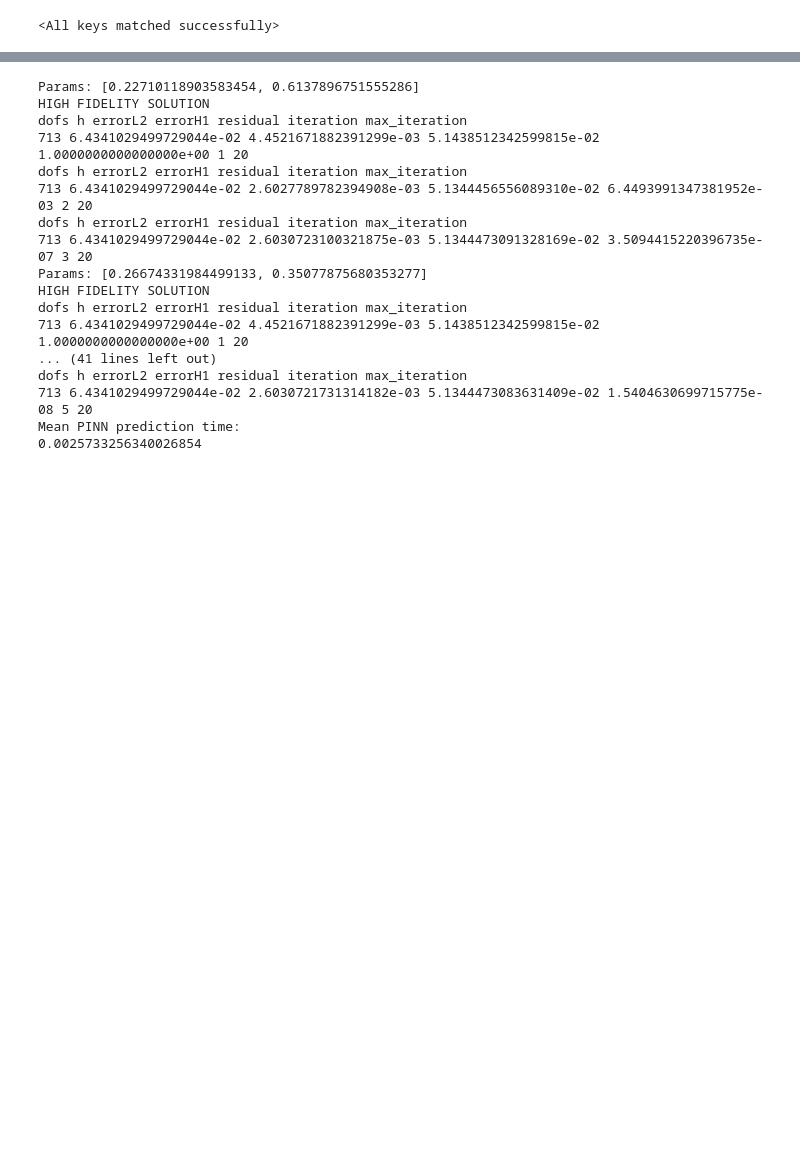
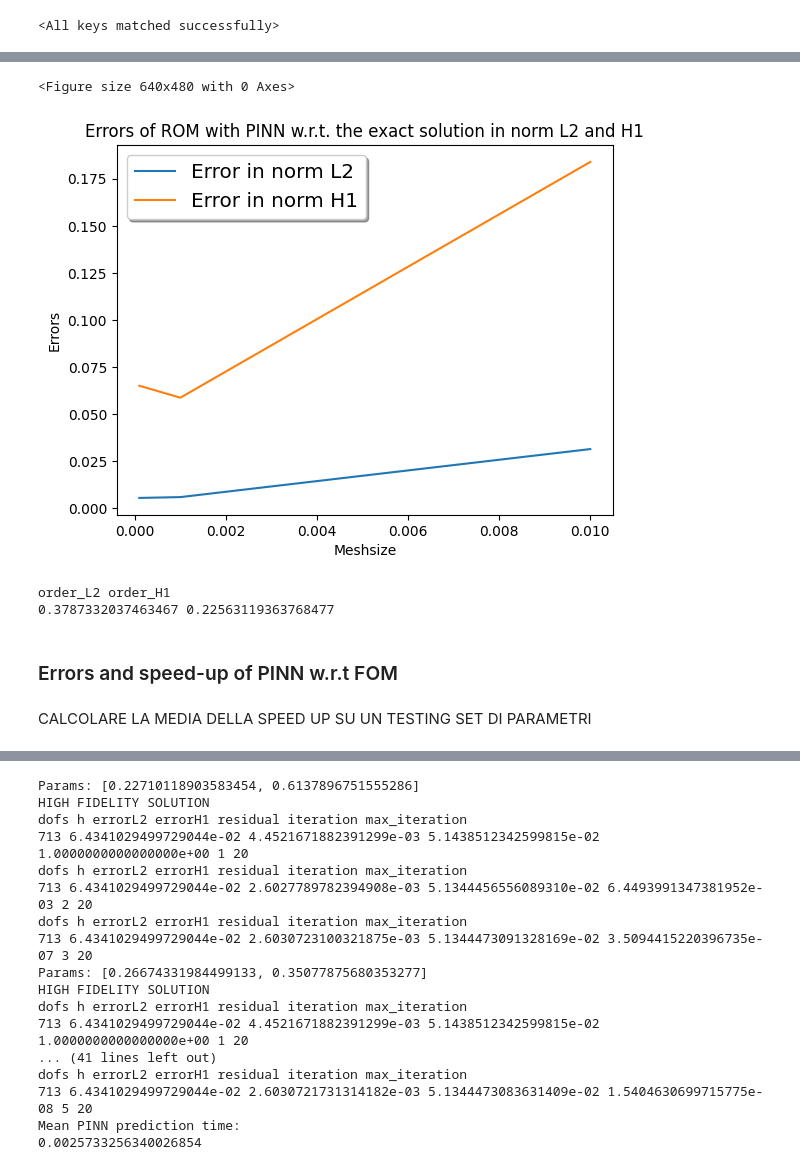
Before and after one commit to martadiridolfi/MOR, a Jupyter notebook: progetto.ipynb, the cells around one changed output, grey strips where cells are left out. Saved outputs shown, nothing was run; the diff lists cells and outputs as text; code cells hidden in the pictures; blank space fills up the shorter version.

```diff
--- a/progetto.ipynb
+++ b/progetto.ipynb
@@ -1379,0 +1559,33 @@ net.load_state_dict(torch.load(PATH))
+# %%
+plt.clf()
+x = [0.01, 0.001, 0.0001]
+y = errrel_L2_PINN
+# plt.plot(x, y)
+
+# y = errrel_H1_PINN
+# plt.plot(x, y)
+
+fig, ax = plt.subplots()
+ax.plot(x, y, label='Error in norm L2')
+
+y = errrel_H1_PINN
+ax.plot(x, y, label='Error in norm H1')
+
+legend = ax.legend(loc='upper left', shadow=True, fontsize='x-large')
+plt.title("Errors of ROM with PINN w.r.t. the exact solution in norm L2 and H1")
+plt.xlabel("Meshsize")
+plt.ylabel("Errors")
+plt.savefig("Errors_L2_H1_PINN.png")
+# %% [output]
+<Figure size 640x480 with 0 Axes>
+[figure, added]
+# %%
+pcoeff_L2 = np.polyfit(np.log(x), np.log(errrel_L2_PINN), 1)
+pcoeff_H1 = np.polyfit(np.log(x), np.log(errabs_H1_PINN), 1)
+order_L2 = pcoeff_L2[0]
+order_H1 = pcoeff_H1[0]
+print("order_L2", "order_H1")
+print(order_L2, order_H1)
+# %% [output]
+order_L2 order_H1
+0.3787332037463467 0.22563119363768477
@@ -1380,3 +1598,7 @@ net.load_state_dict(torch.load(PATH))
+# %% [markdown]
+### Errors and speed-up of PINN w.r.t FOM
+# %% [markdown]
+CALCOLARE LA MEDIA DELLA SPEED UP SU UN TESTING SET DI PARAMETRI
 # %%
 import time
 # %%
```
Also changed, not shown: parts of 134 cells of this notebook.
